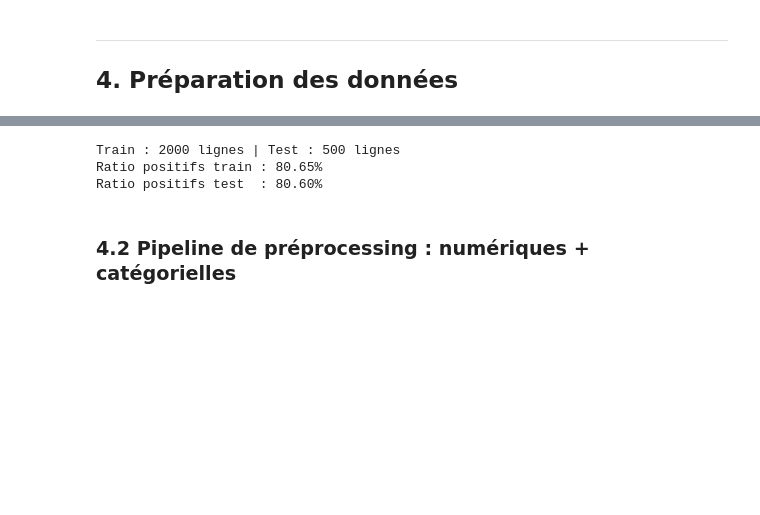
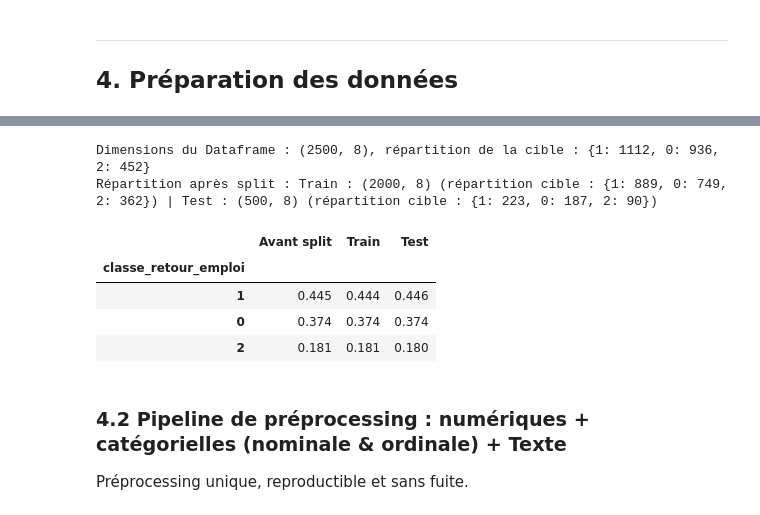
Before and after one commit to rbatos/Cas_usage_certif, a Jupyter notebook: notebooks/matrice-notebook-romain.ipynb, the cells around one changed output, grey strips where cells are left out. Drawn from its saved outputs; the diff is of its cells as text; code cells hidden in the pictures; blank space fills up the shorter version.

```diff
--- a/notebooks/matrice-notebook-romain.ipynb
+++ b/notebooks/matrice-notebook-romain.ipynb
@@ -640,18 +703,51 @@ D'après les analyses faites précédemment dans le chapitre 3 et le calcul des
 # %%
+# Séparation des features et de la target
+X, y = df.drop(columns=["classe_retour_emploi"]), df["classe_retour_emploi"]
+
+# Normalisation défensive des noms de colonnes (espaces/BOM invisibles).
+X.columns = X.columns.astype(str).str.replace("\ufeff", "", regex=False).str.strip()
+
+# Colonnes temporaires créées pendant l'EDA : on les retire avant modélisation.
+X.drop(columns=["age_group", "anciennete_poste_group"], inplace=True, errors="ignore")
+
+# extraction du département à partir du code INSEE qu'on exclue ensuite
+if "code_insee_commune" in X.columns:
+    X["departement"] = X["code_insee_commune"].astype(str).str[:2]
+X.drop(columns=["code_insee_commune"], inplace=True, errors="ignore")
+
+# traitement des incohérences => on remplace les valeurs incohérentes par NaN pour l'ancienneté dans le poste
+if "age" in X.columns and "anciennete_poste_ans" in X.columns:
+    mask_incoherent = (X["age"] - X["anciennete_poste_ans"]) <= 15
+    X.loc[mask_incoherent, "anciennete_poste_ans"] = np.nan
+
+# On exclue les identifiants `usager_id` qui n'apportent pas d'information pour la prédiction
+if "usager_id" in X.columns:
+    X.drop(columns=["usager_id"], inplace=True)
+
 X_train, X_test, y_train, y_test = train_test_split(
     X, y, test_size=0.2, stratify=y, random_state=RANDOM_STATE
 )
 
+print(f"\nDimensions du Dataframe : {X.shape}, répartition de la cible : {y.value_counts().to_dict()}")
 # Affiche le nombre d'observations dans chaque sous-ensemble.
-print(f"Train : {X_train.shape[0]} lignes | Test : {X_test.shape[0]} lignes")
-# Affiche la proportion de la classe positive dans l'ensemble d'entraînement.
-print(f"Ratio positifs train : {y_train.mean():.2%}")
-# Affiche la proportion de la classe positive dans l'ensemble de test.
-print(f"Ratio positifs test  : {y_test.mean():.2%}")
+print(f"Répartition après split : Train : {X_train.shape} (répartition cible : {y_train.value_counts().to_dict()}) | Test : {X_test.shape} (répartition cible : {y_test.value_counts().to_dict()})")
+
+# Répartition avant et après split de la cible sous forme de tableau de proportions
+display(pd.DataFrame({
+    "Avant split": y.value_counts(normalize=True).round(3),
+    "Train": y_train.value_counts(normalize=True).round(3),
+    "Test": y_test.value_counts(normalize=True).round(3)
+}))
 # %% [output]
-Train : 2000 lignes | Test : 500 lignes
-Ratio positifs train : 80.65%
-Ratio positifs test  : 80.60%
+Dimensions du Dataframe : (2500, 8), répartition de la cible : {1: 1112, 0: 936, 2: 452}
+Répartition après split : Train : (2000, 8) (répartition cible : {1: 889, 0: 749, 2: 362}) | Test : (500, 8) (répartition cible : {1: 223, 0: 187, 2: 90})
+|  | Avant split | Train | Test |
+| classe_retour_emploi |  |  |  |
+| 1 | 0.445 | 0.444 | 0.446 |
+| 0 | 0.374 | 0.374 | 0.374 |
+| 2 | 0.181 | 0.181 | 0.180 |
 # %% [markdown]
-### 4.2 Pipeline de préprocessing : numériques + catégorielles
+### 4.2 Pipeline de préprocessing : numériques + catégorielles (nominale & ordinale) + Texte
+
+Préprocessing unique, reproductible et sans fuite.
 # %%
```
Also changed, not shown: parts of 27 cells of this notebook, 2 other files.
